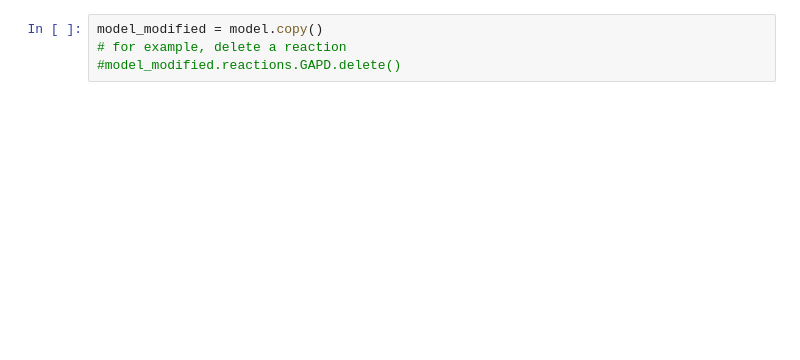
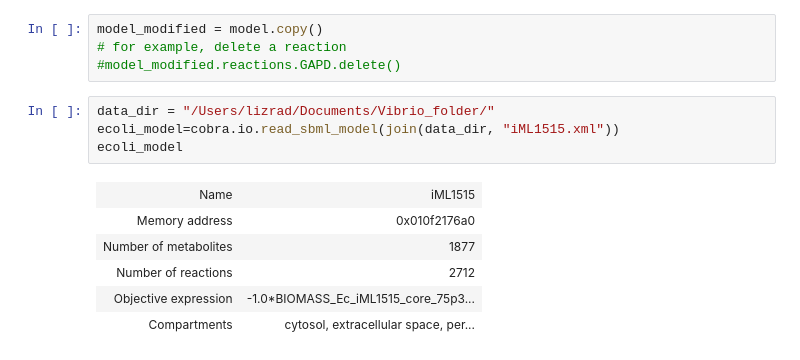
Before and after one commit to biosustain/iVnat, a Jupyter notebook: Metabolic_map_Escher.ipynb, the cells around one changed output. Drawn from its saved outputs; the diff is of its cells as text; blank space fills up the shorter version.

```diff
--- a/Metabolic_map_Escher.ipynb
+++ b/Metabolic_map_Escher.ipynb
@@ -34,3 +20,14 @@ stopping Server...
 model_modified = model.copy()
 # for example, delete a reaction
 #model_modified.reactions.GAPD.delete()
+# %%
+data_dir = "/Users/lizrad/Documents/Vibrio_folder/"
+ecoli_model=cobra.io.read_sbml_model(join(data_dir, "iML1515.xml"))
+ecoli_model
+# %% [output]
+| Name | iML1515 |
+| Memory address | 0x010f2176a0 |
+| Number of metabolites | 1877 |
+| Number of reactions | 2712 |
+| Objective expression | -1.0*BIOMASS_Ec_iML1515_core_75p3... |
+| Compartments | cytosol, extracellular space, per... |
```
Also changed, not shown: parts of 5 cells of this notebook, 3 other files.
